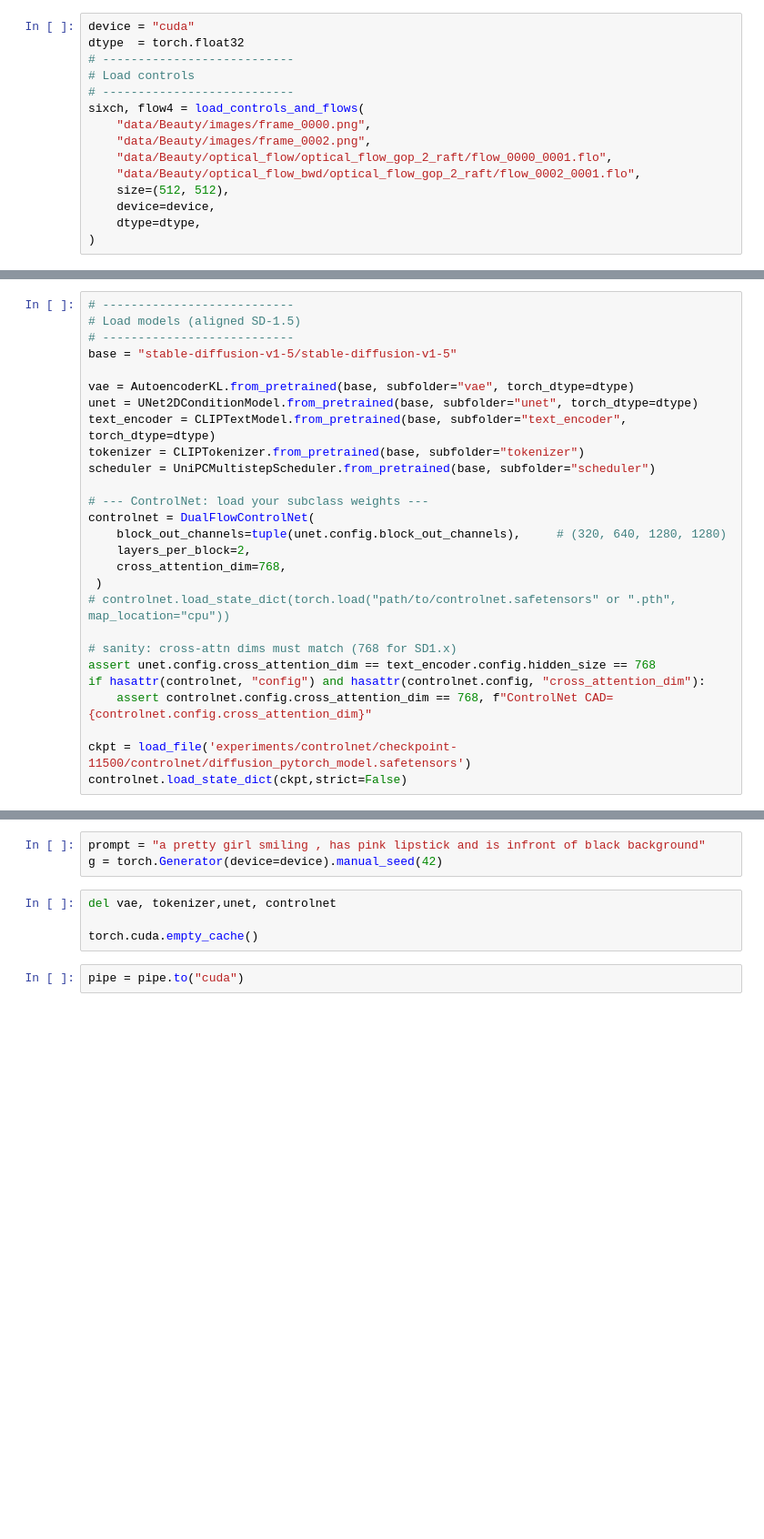
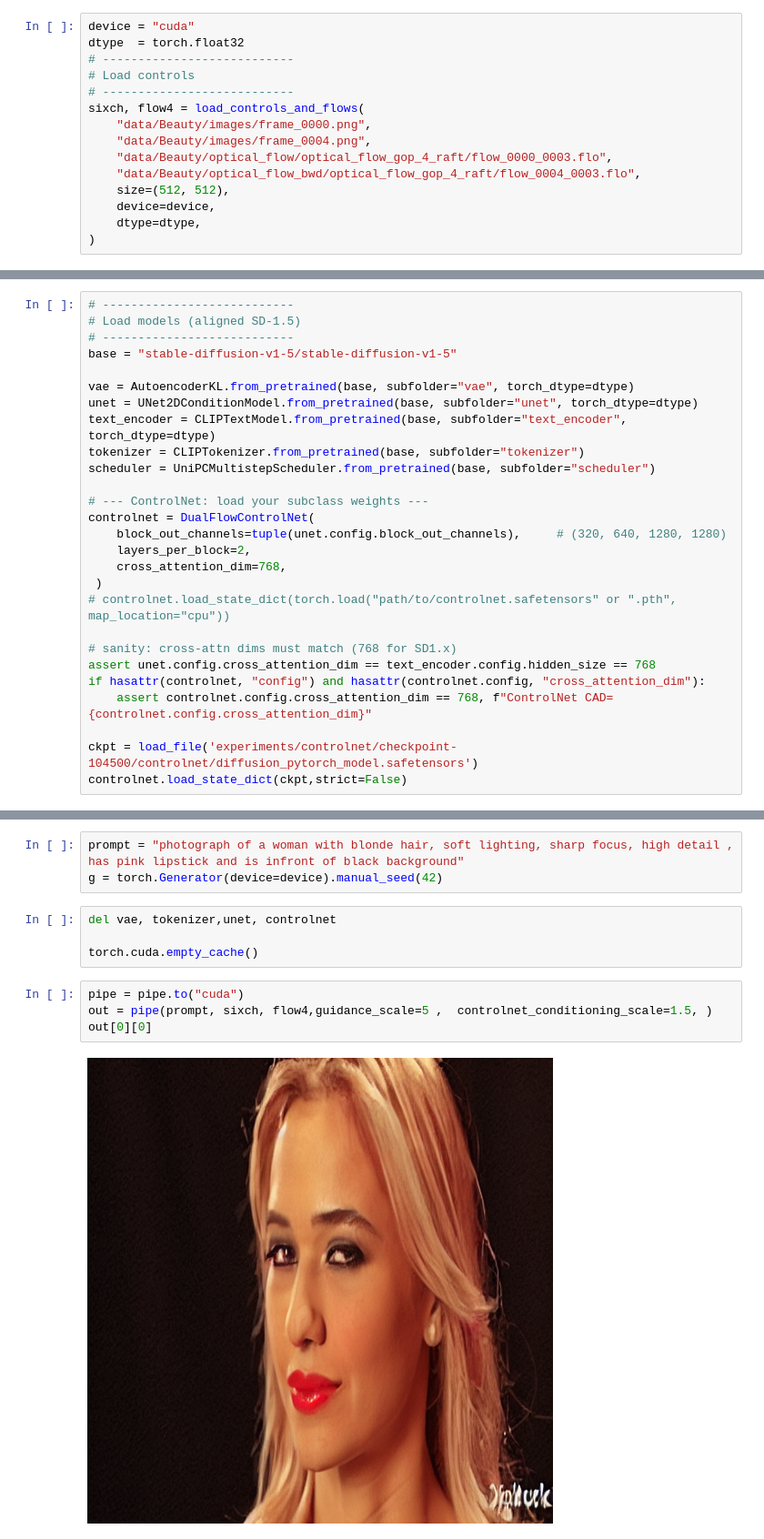
Before and after one commit to Maryamsana-1998/DiffCodec-Controlling-Latent-Diffusion-for-Perceptual-Video-Compression, a Jupyter notebook: pipeline.ipynb, the cells around one changed output, grey strips where cells are left out. Shown at 91% size. Drawn from its saved outputs; the diff is of its cells as text; blank space fills up the shorter version.

```diff
--- a/pipeline.ipynb
+++ b/pipeline.ipynb
@@ -76,9 +76,9 @@ dtype  = torch.float32
 # ---------------------------
 sixch, flow4 = load_controls_and_flows(
     "data/Beauty/images/frame_0000.png",
-    "data/Beauty/images/frame_0002.png",
-    "data/Beauty/optical_flow/optical_flow_gop_2_raft/flow_0000_0001.flo",
-    "data/Beauty/optical_flow_bwd/optical_flow_gop_2_raft/flow_0002_0001.flo",
+    "data/Beauty/images/frame_0004.png",
+    "data/Beauty/optical_flow/optical_flow_gop_4_raft/flow_0000_0003.flo",
+    "data/Beauty/optical_flow_bwd/optical_flow_gop_4_raft/flow_0004_0003.flo",
     size=(512, 512),
     device=device,
     dtype=dtype,
@@ -113,7 +113,7 @@ assert unet.config.cross_attention_dim == text_encoder.config.hidden_size == 768
 if hasattr(controlnet, "config") and hasattr(controlnet.config, "cross_attention_dim"):
     assert controlnet.config.cross_attention_dim == 768, f"ControlNet CAD={controlnet.config.cross_attention_dim}"
 
-ckpt = load_file('experiments/controlnet/checkpoint-11500/controlnet/diffusion_pytorch_model.safetensors')
+ckpt = load_file('experiments/controlnet/checkpoint-104500/controlnet/diffusion_pytorch_model.safetensors')
 controlnet.load_state_dict(ckpt,strict=False)
 # %% [output]
 <All keys matched successfully>
@@ -136,7 +136,7 @@ pipe = StableDiffusionDualFlowControlNetPipeline(
 )
 # pipe = pipe.to("cuda")
 # %%
-prompt = "a pretty girl smiling , has pink lipstick and is infront of black background"
+prompt = "photograph of a woman with blonde hair, soft lighting, sharp focus, high detail , has pink lipstick and is infront of black background"
 g = torch.Generator(device=device).manual_seed(42)
 # %%
 del vae, tokenizer,unet, controlnet
@@ -144,3 +144,7 @@ del vae, tokenizer,unet, controlnet
 torch.cuda.empty_cache()
 # %%
 pipe = pipe.to("cuda")
+out = pipe(prompt, sixch, flow4,guidance_scale=5 ,  controlnet_conditioning_scale=1.5, )
+out[0][0]
+# %% [output]
+[figure, added]
```
Also changed, not shown: parts of 8 cells of this notebook, 8 other files.
